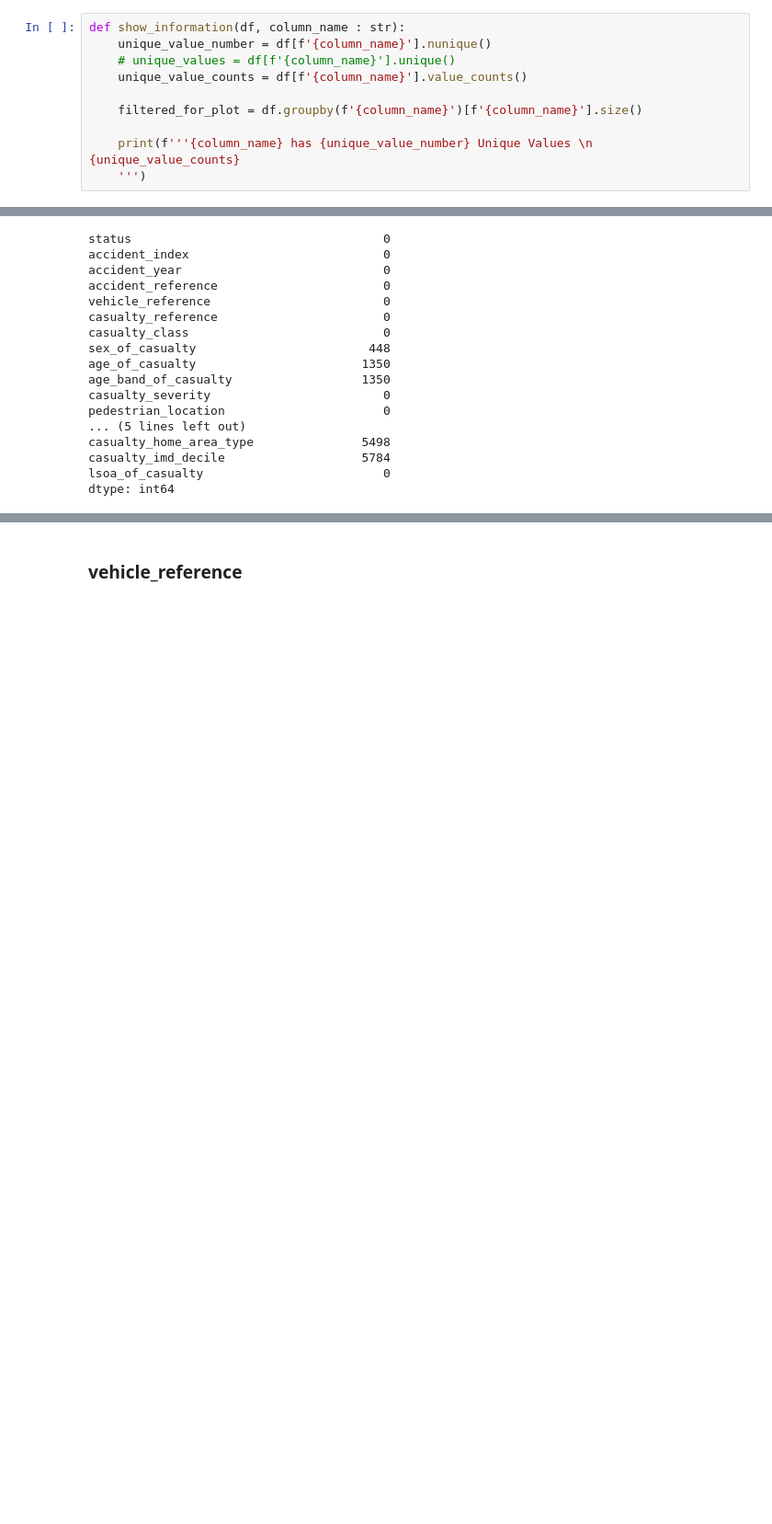
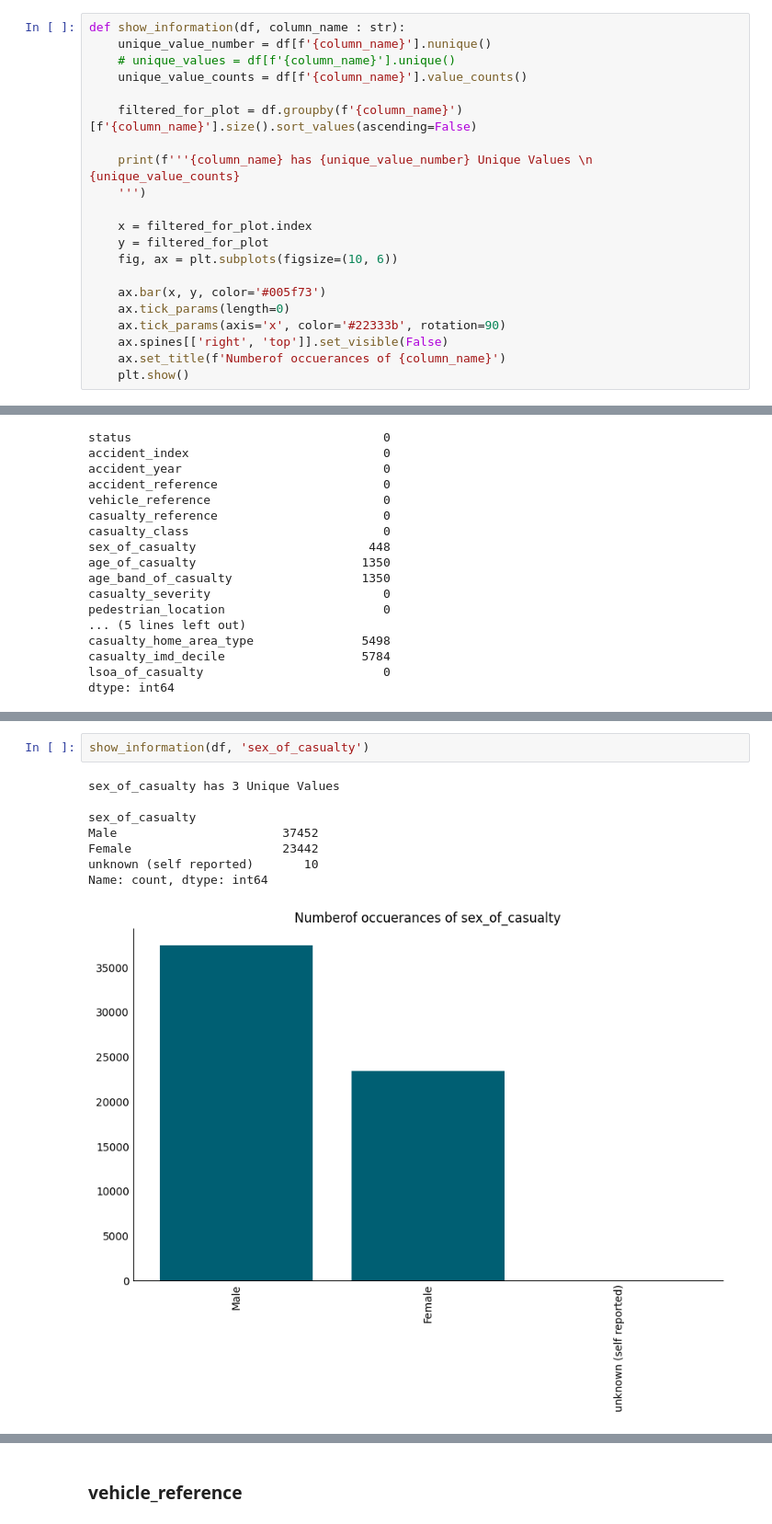
Before and after one commit to ArmanAghania/Road-Casualty-Statistics-and-Analysis, a Jupyter notebook: analysis.ipynb, the cells around one changed output, grey strips where cells are left out. Shown at 92% size. Saved outputs shown, nothing was run; the diff lists cells and outputs as text; blank space fills up the shorter version.

```diff
--- a/analysis.ipynb
+++ b/analysis.ipynb
@@ -45,8 +45,19 @@ def show_information(df, column_name : str):
     # unique_values = df[f'{column_name}'].unique()
     unique_value_counts = df[f'{column_name}'].value_counts()
 
-    filtered_for_plot = df.groupby(f'{column_name}')[f'{column_name}'].size()
+    filtered_for_plot = df.groupby(f'{column_name}')[f'{column_name}'].size().sort_values(ascending=False)
 
     print(f'''{column_name} has {unique_value_number} Unique Values \n
 {unique_value_counts}
     ''')
+
+    x = filtered_for_plot.index
+    y = filtered_for_plot
+    fig, ax = plt.subplots(figsize=(10, 6))
+
+    ax.bar(x, y, color='#005f73')
+    ax.tick_params(length=0)
+    ax.tick_params(axis='x', color='#22333b', rotation=90)
+    ax.spines[['right', 'top']].set_visible(False)
+    ax.set_title(f'Numberof occuerances of {column_name}')
+    plt.show()
@@ -251,0 +235,11 @@ array(['Female', 'Male', nan, 'unknown (self reported)'], dtype=object)
+# %%
+show_information(df, 'sex_of_casualty')
+# %% [output]
+sex_of_casualty has 3 Unique Values
+
+sex_of_casualty
+Male                       37452
+Female                     23442
+unknown (self reported)       10
+Name: count, dtype: int64
+[figure, added]
```
Also changed, not shown: parts of 40 cells of this notebook.
